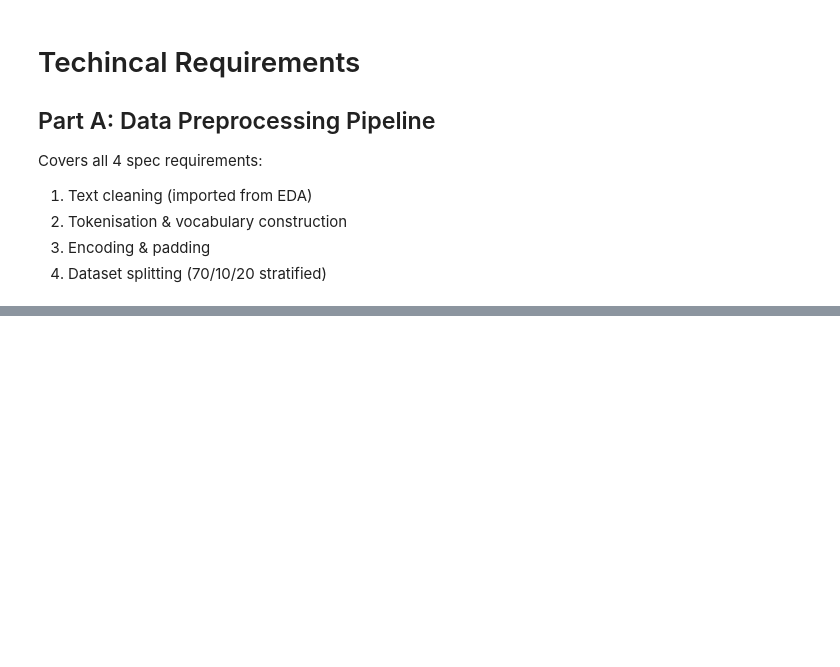
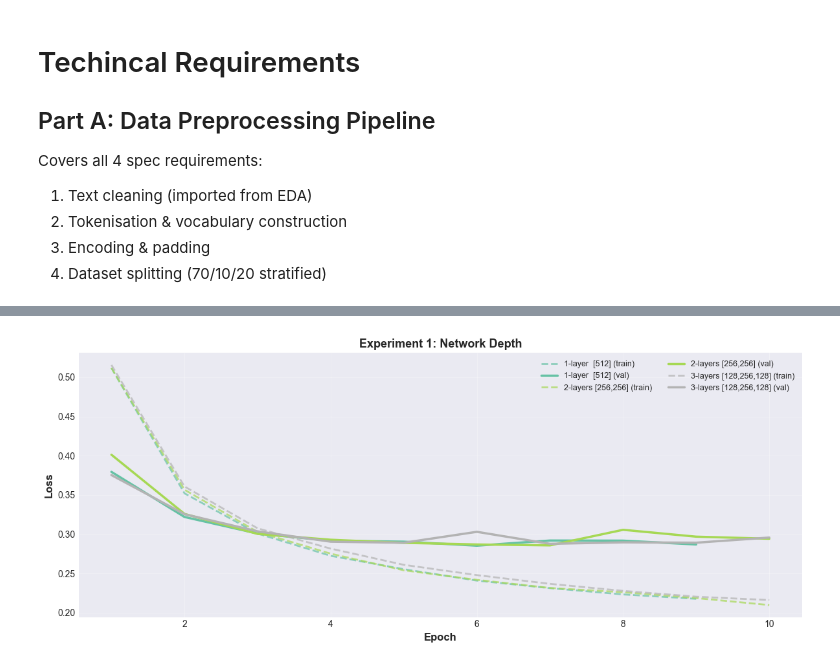
Before and after one commit to dateddy/523V0015_523K0078_Midterm, a Jupyter notebook: notebooks/02_mlp.ipynb, the cells around one changed output, grey strips where cells are left out. Drawn from its saved outputs; the diff is of its cells as text; code cells hidden in the pictures; blank space fills up the shorter version.

```diff
--- a/notebooks/02_mlp.ipynb
+++ b/notebooks/02_mlp.ipynb
@@ -203,9 +9,0 @@ PAD token count in batch : 15,927
-# %%
-import torch.nn as nn
-import torch.optim as optim
-import matplotlib.pyplot as plt
-import pandas as pd
-from copy import deepcopy
-
-device = torch.device('cuda' if torch.cuda.is_available() else 'cpu')
-print(f'Using device: {device}')
@@ -572,0 +227,77 @@ These numbers form the MLP baseline RNN comparison.
+# %%
+
+# ============================================================================
+# EXPERIMENT 1: NETWORK DEPTH
+# ============================================================================
+# Compare 1 vs 2 vs 3 hidden layers with CONSTANT parameter count
+# Controlled: embed_dim=128, dropout=0.3
+
+print("\n" + "="*70)
+print("EXPERIMENT 1: NETWORK DEPTH ANALYSIS")
+print("="*70)
+print("\nComparing network architectures with approximately equal parameter counts:")
+print("  - Config A: 1 layer   [512]")
+print("  - Config B: 2 layers  [256, 256]")
+print("  - Config C: 3 layers  [128, 256, 128]")
+print("\nFixed hyperparameters:")
+print("  - embed_dim: 128")
+print("  - dropout: 0.3")
+print("  - epochs: 10\n")
+
+# Define configurations with carefully chosen hidden dims to equalize params
+depth_configs = {
+    '1-layer  [512]':        {'embed_dim': 128, 'hidden_dims': [512],           'dropout': 0.3},
+    '2-layers [256,256]':    {'embed_dim': 128, 'hidden_dims': [256, 256],      'dropout': 0.3},
+    '3-layers [128,256,128]':{'embed_dim': 128, 'hidden_dims': [128, 256, 128], 'dropout': 0.3},
+}
+
+# Display parameter counts before training
+print("Parameter Count Verification:")
+print("-" * 50)
+for name, cfg in depth_configs.items():
+    model = MLPClassifier(
+        vocab_size=len(vocab_builder),
+        embedding_dim=cfg['embed_dim'],
+        hidden_dims=cfg['hidden_dims'],
+        dropout=cfg['dropout']
+    )
+    params = count_params(model)
+    print(f"  {name:<25} → {params:>10,} params")
+
+# Train all depth configurations
+print("\n" + "-"*70)
+print("Training depth configurations...")
+print("-"*70)
+
+depth_histories = {}
+depth_results = {}
+NUM_EPOCHS = 10
+
+for name, cfg in depth_configs.items():
+    print(f'\n[Training] {name}')
+    print(f"  Config: embed_dim={cfg['embed_dim']}, hidden_dims={cfg['hidden_dims']}, dropout={cfg['dropout']}")
+
+    hist, best_val_loss, test_acc, n_params = train_model(cfg, num_epochs=NUM_EPOCHS, device=device)
+
+    depth_histories[name] = hist
+    depth_results[name] = {
+        'best_val_loss': best_val_loss,
+        'test_acc': test_acc,
+        'params': n_params
+    }
+
+    print(f"  ✓ Result: Val Loss={best_val_loss:.4f}, Test Acc={test_acc:.4f}, Params={n_params:,}")
+
+# Visualize results
+plot_curves(depth_histories, metric='loss', title='Experiment 1: Network Depth')
+
+# Print results table
+print_results_table(depth_results, title='EXPERIMENT 1: NETWORK DEPTH RESULTS')
+
+# Identify best configuration
+best_depth_name = min(depth_results, key=lambda x: depth_results[x]['best_val_loss'])
+best_depth_config = depth_configs[best_depth_name]
+print(f"✓ Best depth configuration: {best_depth_name}")
+print(f"  Test Accuracy: {depth_results[best_depth_name]['test_acc']:.4f}")
+print(f"  Hidden Dims: {best_depth_config['hidden_dims']} (to be used in Experiment 2)")
+# %% [output]
@@ -572,0 +321 @@ These numbers form the MLP baseline RNN comparison.
+[figure, added]
```
Also changed, not shown: parts of 41 cells of this notebook, 12 other files.
